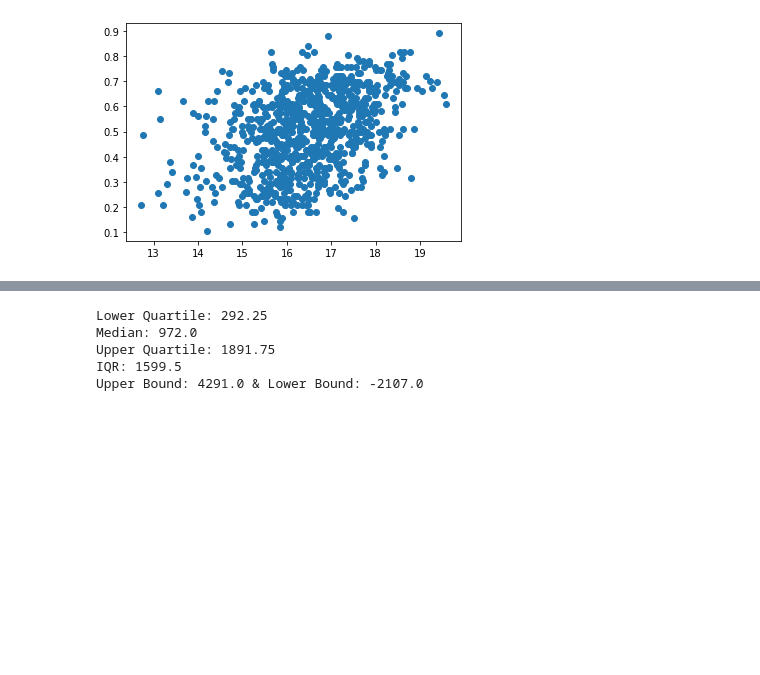
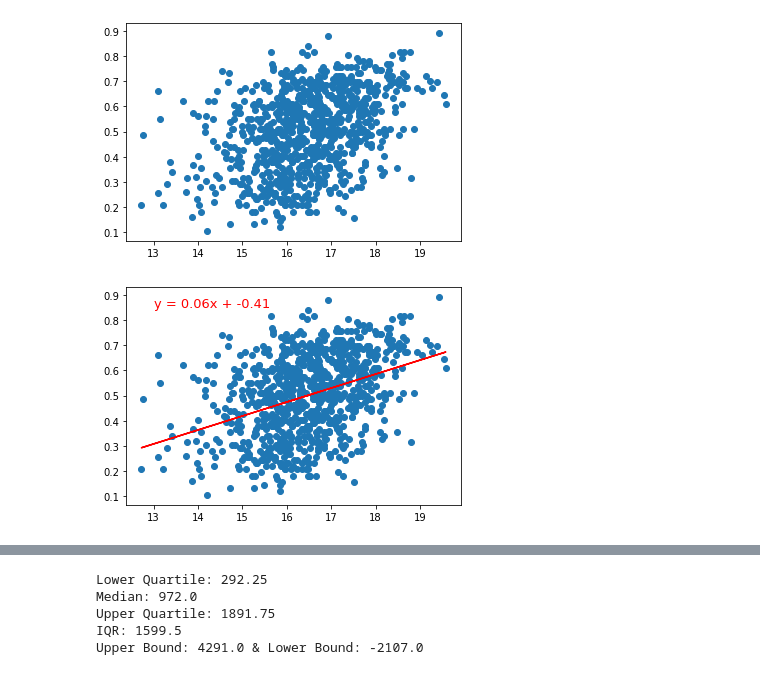
Before and after one commit to Kate-Yayla/Project1-Historical-NBA-Analysis, a Jupyter notebook: NBA Analysis.ipynb, the cells around one changed output, grey strips where cells are left out. Saved outputs shown, nothing was run; the diff lists cells and outputs as text; code cells hidden in the pictures; blank space fills up the shorter version.

```diff
--- a/NBA Analysis.ipynb
+++ b/NBA Analysis.ipynb
@@ -198,3 +190,19 @@ plt.scatter(team_4factor_data["Four Factor Ratings"], team_4factor_data["Winning
 # %% [output]
 <matplotlib.collections.PathCollection at 0x...>
 [figure]
+# %%
+x_axis1 = team_4factor_data["Four Factor Ratings"]
+y_axis1 = team_4factor_data["Winning Percentage"]
+
+(slope1, intercept1, r_value1, p_value1, std_err1) = stats.linregress(x_axis1,y_axis1)
+
+regress_value1 = slope1*x_axis1 + intercept1
+
+line_eq1 = "y = " + str(round(slope1,2)) + "x + " + str(round(intercept1,2))
+
+plt.scatter(x_axis1, y_axis1)
+plt.plot(x_axis1,regress_value1, "r-")
+plt.annotate(line_eq1,(13,0.85), fontsize=13, color="red")
+plt.show()
+# %% [output]
+[figure, added]
```
Also changed, not shown: parts of 20 cells of this notebook.
